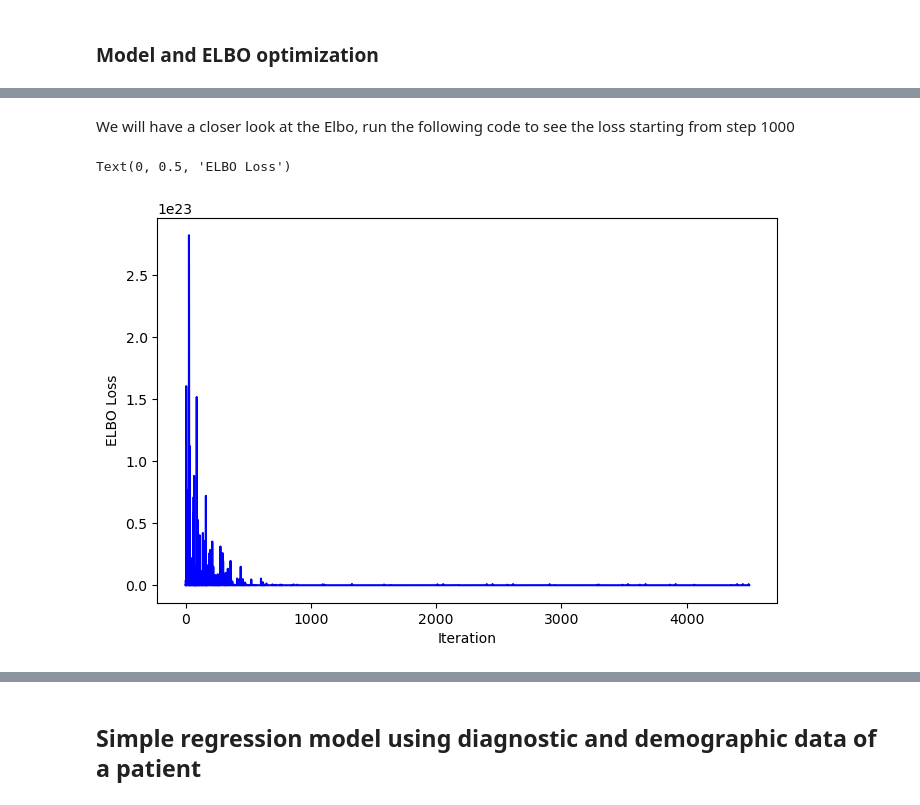
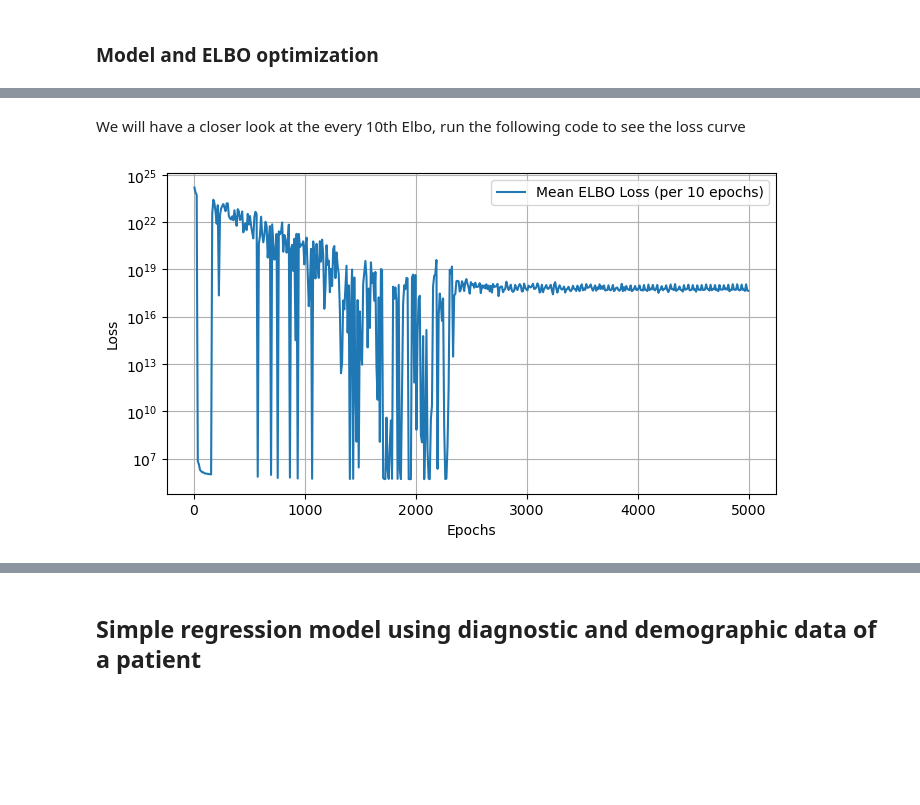
Before and after one commit to KarolineKlan/mbml_project, a Jupyter notebook: 1_Simple_PGM.ipynb, the cells around one changed output, grey strips where cells are left out. Saved outputs shown, nothing was run; the diff lists cells and outputs as text; code cells hidden in the pictures; blank space fills up the shorter version.

```diff
--- a/1_Simple_PGM.ipynb
+++ b/1_Simple_PGM.ipynb
@@ -317,13 +309,24 @@ Posterior mean of eta (first 5 dims): tensor([-0.0018, -0.0084, -0.0018, -0.0214
 # %% [markdown]
-We will have a closer look at the Elbo, run the following code to see the loss starting from step 1000
+We will have a closer look at the every 10th Elbo, run the following code to see the loss curve
-# %%
-# plot the loss curve
-plt.figure(figsize=(8, 5))
-plt.plot(loss_curve[500:], label='ELBO Loss', color='blue')
-plt.xlabel('Iteration')
-plt.ylabel('ELBO Loss')
-# %% [output]
-Text(0, 0.5, 'ELBO Loss')
-[figure, removed]
+# %%
+# Compute mean for every 10 points
+chunk_size = 10
+num_chunks = len(loss_curve) // chunk_size
+mean_loss = [np.mean(loss_curve[i * chunk_size:(i + 1) * chunk_size]) for i in range(num_chunks)]
+
+# X-axis values: midpoint of each 10-point chunk
+epochs = np.arange(chunk_size // 2, chunk_size * num_chunks, chunk_size)
+
+# Plot mean loss curve
+plt.figure(figsize=(7, 4))
+plt.plot(epochs, mean_loss, label='Mean ELBO Loss (per 10 epochs)')
+plt.xlabel('Epochs')
+plt.ylabel('Loss')
+plt.yscale('log')
+plt.grid(True)
+plt.legend()
+plt.tight_layout()
+# %% [output]
+[figure, added]
 # %%
 # New predictions
```
Also changed, not shown: parts of 17 cells of this notebook.
